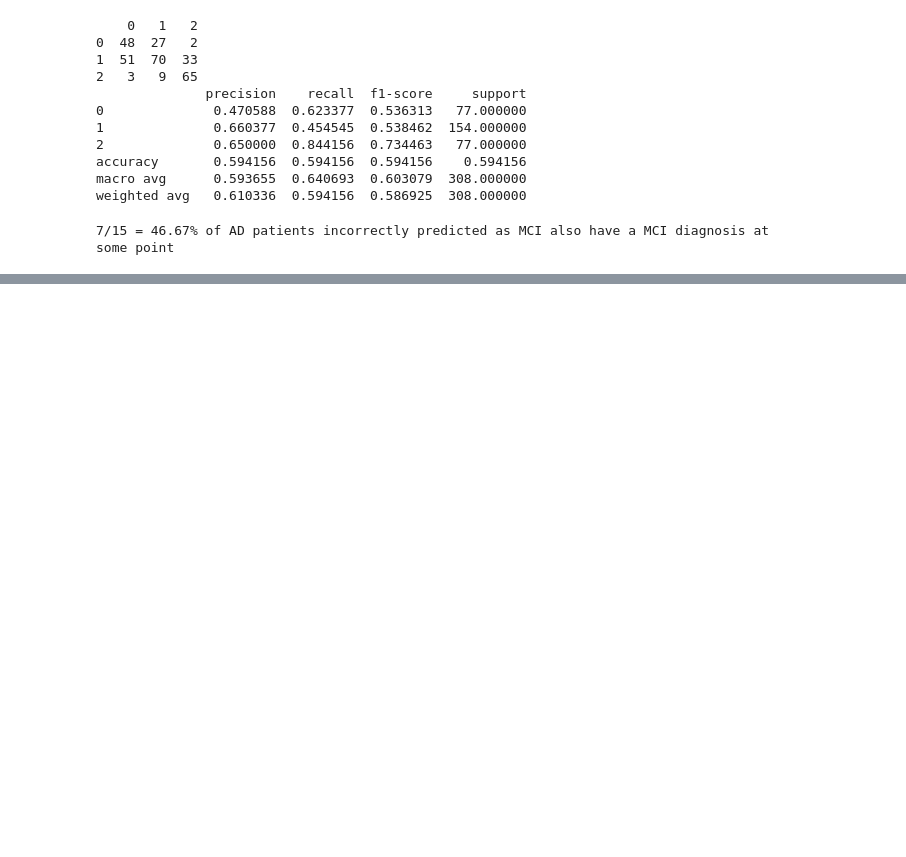
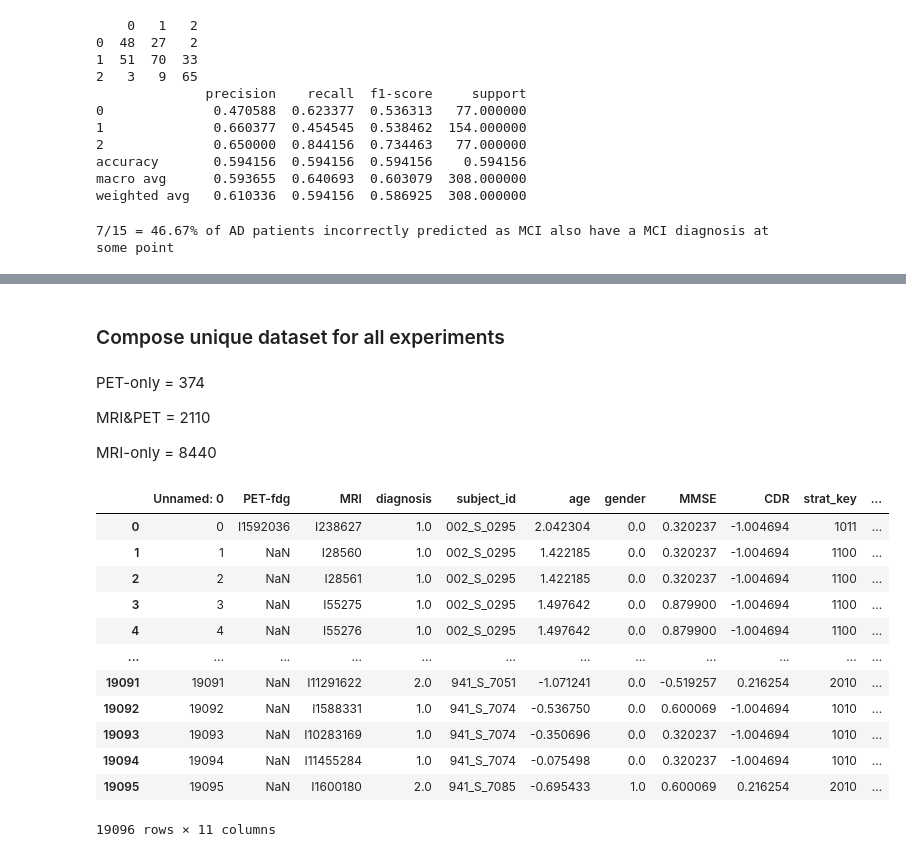
Before and after one commit to MattiaCestari/adni-mri-classification, a Jupyter notebook: analysis.ipynb, the cells around one changed output, grey strips where cells are left out. Cells and saved outputs as stored; diff of their text form; code cells hidden in the pictures; blank space fills up the shorter version.

```diff
--- a/analysis.ipynb
+++ b/analysis.ipynb
@@ -285,0 +358,8 @@ print(f"{len(converted)}/{len(selected_subj)} = {len(converted) / len(selected_s
+# %% [markdown]
+### Compose unique dataset for all experiments
+# %% [markdown]
+PET-only = 374
+
+MRI&PET = 2110
+
+MRI-only = 8440
@@ -285,0 +368,17 @@ print(f"{len(converted)}/{len(selected_subj)} = {len(converted) / len(selected_s
+# %%
+samples = pd.read_csv("./experiments/mri_pet_weighted_loss_deterministic/20260508_102011/samples.csv")
+samples
+# %% [output]
+|  | Unnamed: 0 | PET-fdg | MRI | diagnosis | subject_id | age | gender | MMSE | CDR | strat_key | ... |
+| 0 | 0 | I1592036 | I238627 | 1.0 | 002_S_0295 | 2.042304 | 0.0 | 0.320237 | -1.004694 | 1011 | ... |
+| 1 | 1 | NaN | I28560 | 1.0 | 002_S_0295 | 1.422185 | 0.0 | 0.320237 | -1.004694 | 1100 | ... |
+| 2 | 2 | NaN | I28561 | 1.0 | 002_S_0295 | 1.422185 | 0.0 | 0.320237 | -1.004694 | 1100 | ... |
+| 3 | 3 | NaN | I55275 | 1.0 | 002_S_0295 | 1.497642 | 0.0 | 0.879900 | -1.004694 | 1100 | ... |
+| 4 | 4 | NaN | I55276 | 1.0 | 002_S_0295 | 1.497642 | 0.0 | 0.879900 | -1.004694 | 1100 | ... |
+| ... | ... | ... | ... | ... | ... | ... | ... | ... | ... | ... | ... |
+| 19091 | 19091 | NaN | I11291622 | 2.0 | 941_S_7051 | -1.071241 | 0.0 | -0.519257 | 0.216254 | 2010 | ... |
+| 19092 | 19092 | NaN | I1588331 | 1.0 | 941_S_7074 | -0.536750 | 0.0 | 0.600069 | -1.004694 | 1010 | ... |
+| 19093 | 19093 | NaN | I10283169 | 1.0 | 941_S_7074 | -0.350696 | 0.0 | 0.320237 | -1.004694 | 1010 | ... |
+| 19094 | 19094 | NaN | I11455284 | 1.0 | 941_S_7074 | -0.075498 | 0.0 | 0.320237 | -1.004694 | 1010 | ... |
+| 19095 | 19095 | NaN | I1600180 | 2.0 | 941_S_7085 | -0.695433 | 1.0 | 0.600069 | 0.216254 | 2010 | ... |
+19096 rows × 11 columns
```
Also changed, not shown: parts of 12 cells of this notebook, 9 other files.
